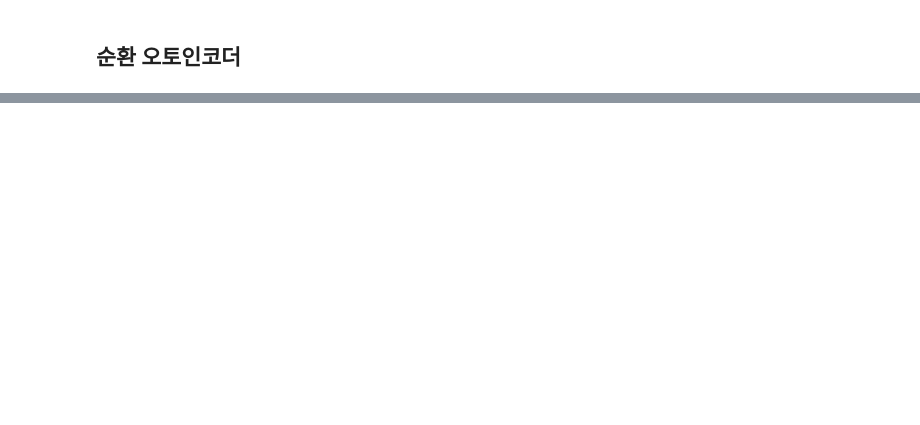
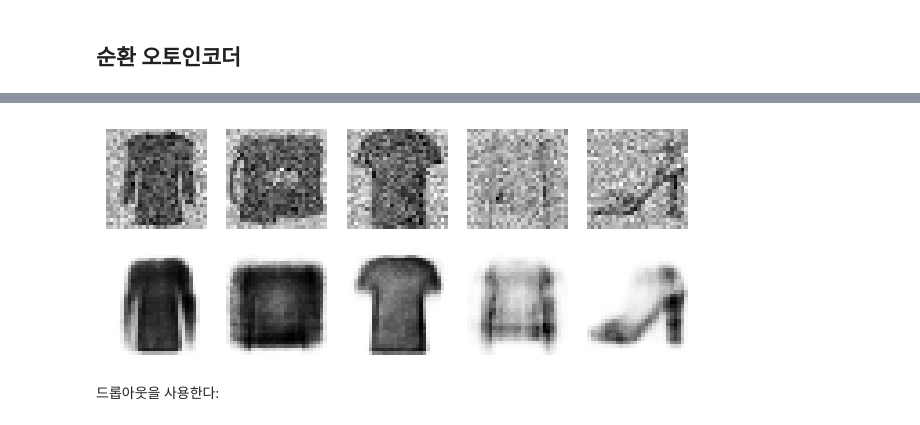
Before and after one commit to r0cd7b/autoencoders_and_gans, a Jupyter notebook: autoencoders_and_gans.ipynb, the cells around one changed output, grey strips where cells are left out. Cells and saved outputs as stored; diff of their text form; code cells hidden in the pictures; blank space fills up the shorter version.

```diff
--- a/autoencoders_and_gans.ipynb
+++ b/autoencoders_and_gans.ipynb
@@ -441,0 +440,20 @@ plt.show()
+# %%
+denoising_encoder = keras.Sequential(
+    [
+        keras.layers.Flatten(input_shape=[28, 28]),
+        keras.layers.GaussianNoise(0.2),
+        keras.layers.Dense(100, 'selu'),
+        keras.layers.Dense(30, 'selu')
+    ]
+)
+denoising_decoder = keras.Sequential(
+    [
+        keras.layers.Dense(100, 'selu', input_shape=[30]),
+        keras.layers.Dense(28 * 28, 'sigmoid'),
+        keras.layers.Reshape([28, 28])
+    ]
+)
+denoising_ae = keras.Sequential([denoising_encoder, denoising_decoder])
+denoising_ae.compile(keras.optimizers.experimental.SGD(1.0), 'binary_crossentropy', [rounded_accuracy])
+# history = denoising_ae.fit(X_train, X_train, epochs=10, validation_data=(X_valid, X_valid))
+history = denoising_ae.fit(X_train, X_train, epochs=6, validation_data=(X_valid, X_valid))
@@ -441,0 +481,5 @@ plt.show()
+# %%
+noise = keras.layers.GaussianNoise(0.2)
+show_reconstructions(denoising_ae, noise(X_valid, True))
+plt.show()
+# %% [output]
@@ -441,0 +487,3 @@ plt.show()
+[figure, added]
+# %% [markdown]
+드롭아웃을 사용한다:
```
Also changed, not shown: parts of 24 cells of this notebook, 4 other files.
